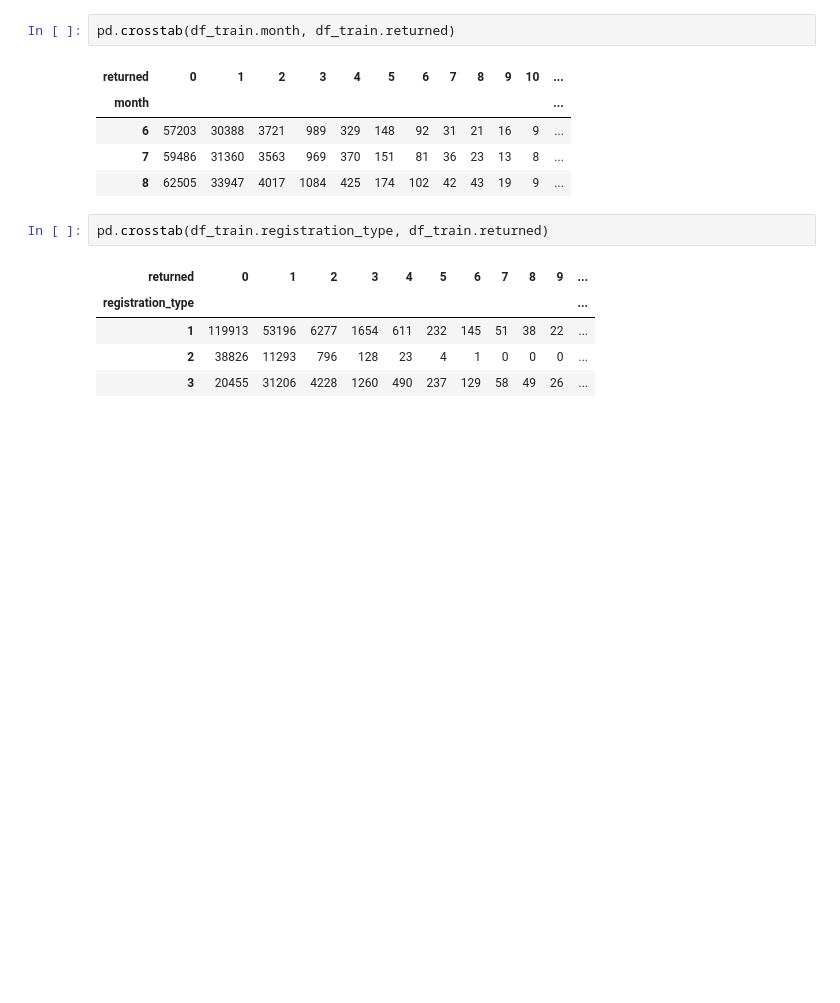
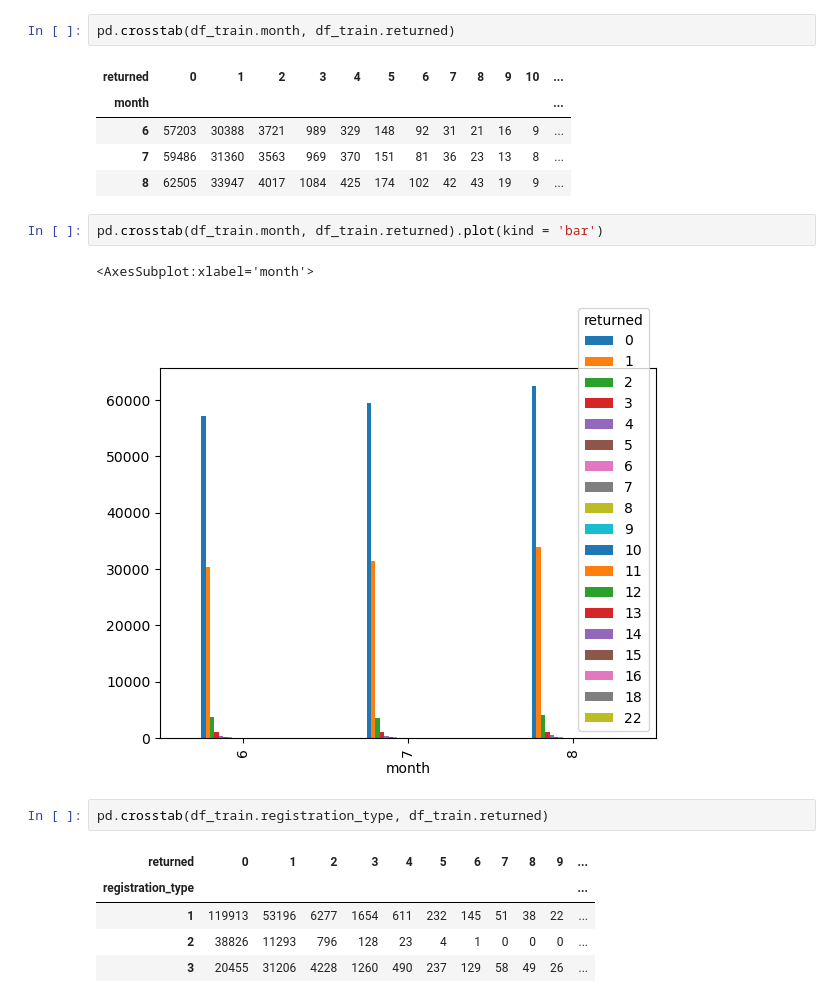
Before and after one commit to alexiandra97/T11-ML-project, a Jupyter notebook: T11-Machine-learning-model.ipynb, the cells around one changed output. Saved outputs shown, nothing was run; the diff lists cells and outputs as text; blank space fills up the shorter version.

Commit message:
add plot

```diff
--- a/T11-Machine-learning-model.ipynb
+++ b/T11-Machine-learning-model.ipynb
@@ -431,6 +431,11 @@ pd.crosstab(df_train.month, df_train.returned)
 | 6 | 57203 | 30388 | 3721 | 989 | 329 | 148 | 92 | 31 | 21 | 16 | 9 | ... |
 | 7 | 59486 | 31360 | 3563 | 969 | 370 | 151 | 81 | 36 | 23 | 13 | 8 | ... |
 | 8 | 62505 | 33947 | 4017 | 1084 | 425 | 174 | 102 | 42 | 43 | 19 | 9 | ... |
+# %%
+pd.crosstab(df_train.month, df_train.returned).plot(kind = 'bar')
+# %% [output]
+<AxesSubplot:xlabel='month'>
+[figure, added]
 # %%
 pd.crosstab(df_train.registration_type, df_train.returned)
 # %% [output]
```
Also changed, not shown: parts of 1 cell of this notebook.
